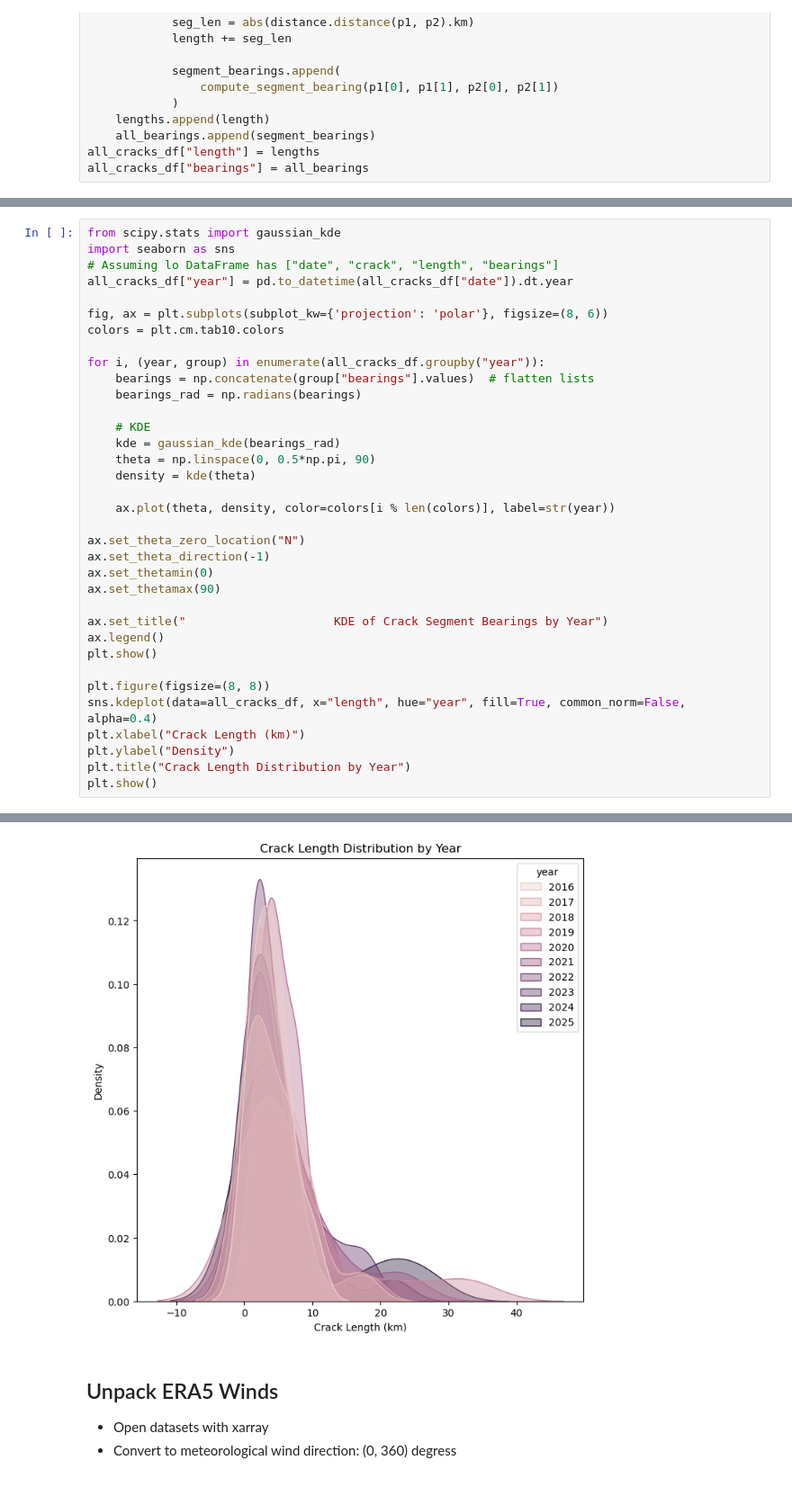
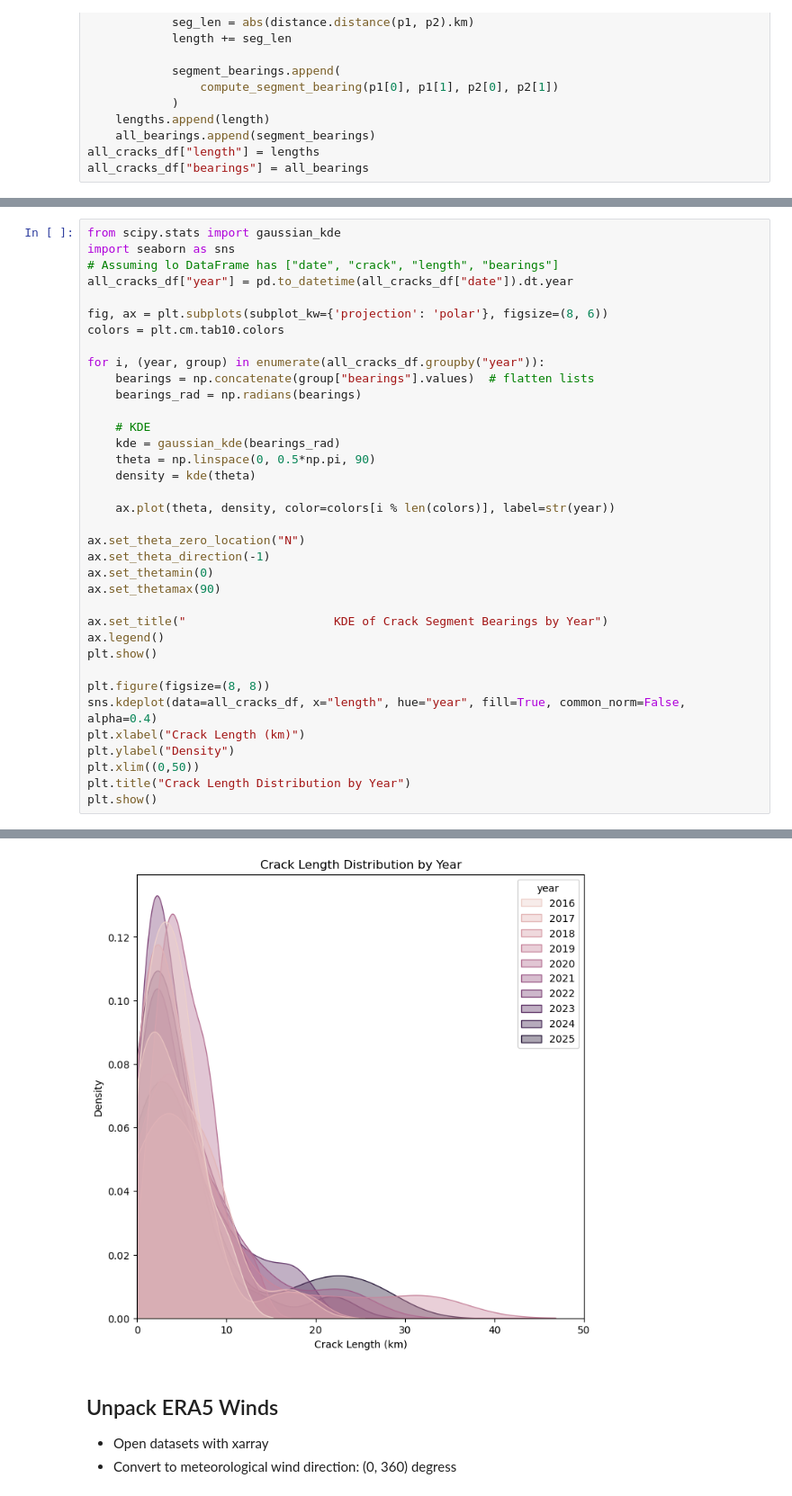
Before and after one commit to kovaleskima/KobukData, a Jupyter notebook: winds_to_bearings.ipynb, the cells around one changed output, grey strips where cells are left out. Shown at 90% size. Cells and saved outputs as stored; diff of their text form.

Commit message:
new figures

```diff
--- a/winds_to_bearings.ipynb
+++ b/winds_to_bearings.ipynb
@@ -110,6 +221,7 @@ plt.figure(figsize=(8, 8))
 sns.kdeplot(data=all_cracks_df, x="length", hue="year", fill=True, common_norm=False, alpha=0.4)
 plt.xlabel("Crack Length (km)")
 plt.ylabel("Density")
+plt.xlim((0,50))
 plt.title("Crack Length Distribution by Year")
 plt.show()
 # %% [output]
@@ -117,4 +229,4 @@ plt.show()
-[figure, old version]
+[figure, new version]
 # %% [markdown]
 ## Unpack ERA5 Winds
 - Open datasets with xarray
```
Also changed, not shown: parts of 7 cells of this notebook, 3 other files.
